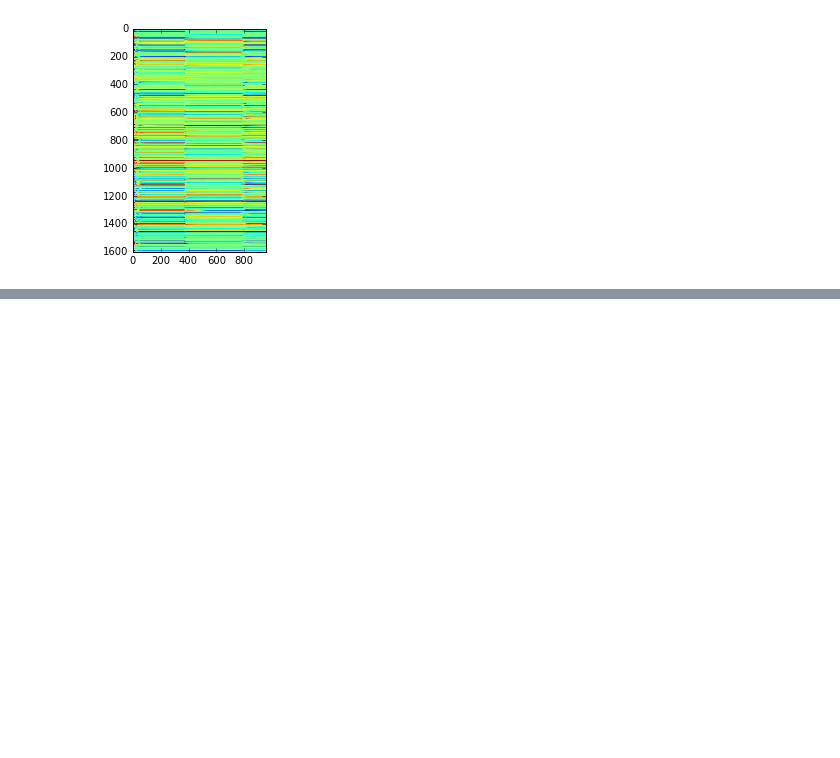
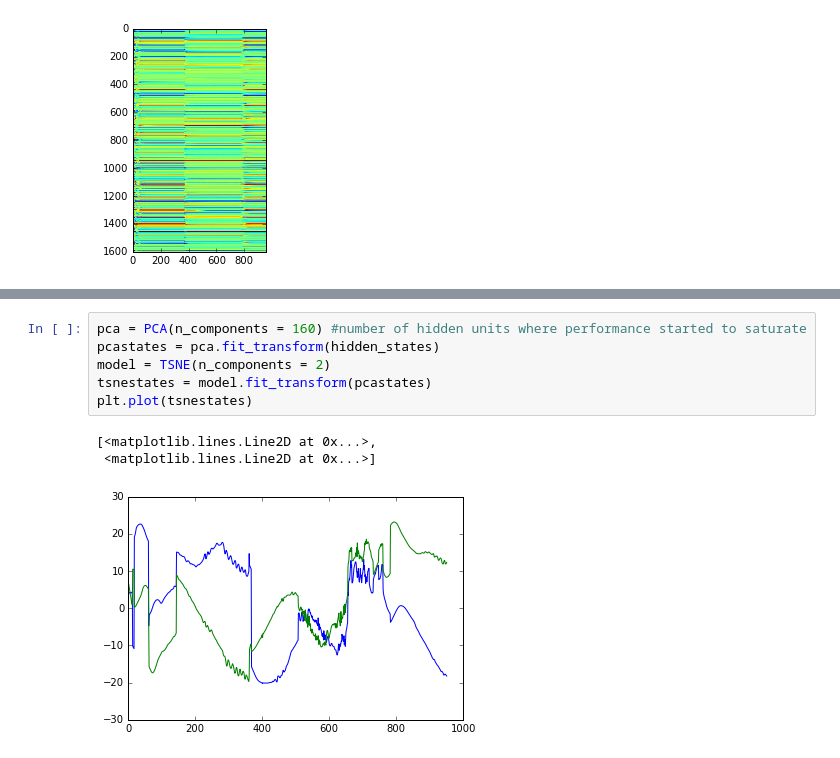
Before and after one commit to baccuslab/deep-retina, a Jupyter notebook: notebooks/LSTM_visualizations/LSTM visualizations.ipynb, the cells around one changed output, grey strips where cells are left out. Drawn from its saved outputs; the diff is of its cells as text; blank space fills up the shorter version.

```diff
--- a/notebooks/LSTM_visualizations/LSTM visualizations.ipynb
+++ b/notebooks/LSTM_visualizations/LSTM visualizations.ipynb
@@ -559,0 +586,10 @@ plt.imshow(hidden_states.T)
+# %%
+pca = PCA(n_components = 160) #number of hidden units where performance started to saturate
+pcastates = pca.fit_transform(hidden_states)
+model = TSNE(n_components = 2)
+tsnestates = model.fit_transform(pcastates)
+plt.plot(tsnestates)
+# %% [output]
+[<matplotlib.lines.Line2D at 0x...>,
+ <matplotlib.lines.Line2D at 0x...>]
+[figure, added]
```
Also changed, not shown: parts of 9 cells of this notebook.
